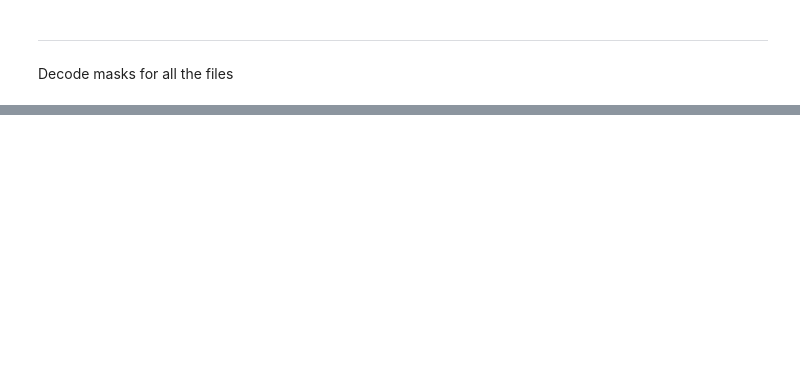
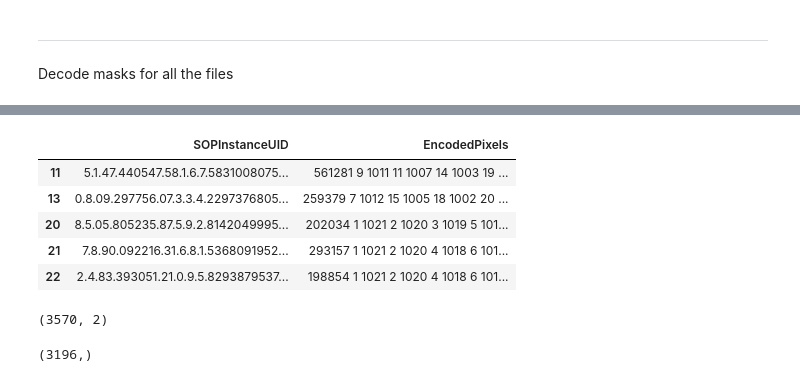
Before and after one commit to Angela-Wang111/DSC-180B-Project, a Jupyter notebook: wk3 decode mask-Copy1.ipynb, the cells around one changed output, grey strips where cells are left out. Cells and saved outputs as stored; diff of their text form; code cells hidden in the pictures; blank space fills up the shorter version.

```diff
--- a/wk3 decode mask-Copy1.ipynb
+++ b/wk3 decode mask-Copy1.ipynb
@@ -73,0 +144,18 @@ Decode masks for all the files
+# %%
+df_pos = df_pneumo[df_pneumo['EncodedPixels'] != "-1"][['SOPInstanceUID', 'EncodedPixels']]
+df_pos.head()
+# %% [output]
+|  | SOPInstanceUID | EncodedPixels |
+| 11 | 5.1.47.440547.58.1.6.7.5831008075... | 561281 9 1011 11 1007 14 1003 19 ... |
+| 13 | 0.8.09.297756.07.3.3.4.2297376805... | 259379 7 1012 15 1005 18 1002 20 ... |
+| 20 | 8.5.05.805235.87.5.9.2.8142049995... | 202034 1 1021 2 1020 3 1019 5 101... |
+| 21 | 7.8.90.092216.31.6.8.1.5368091952... | 293157 1 1021 2 1020 4 1018 6 101... |
+| 22 | 2.4.83.393051.21.0.9.5.8293879537... | 198854 1 1021 2 1020 4 1018 6 101... |
+# %%
+df_pos.shape[0]
+# %% [output]
+(3570, 2)
+# %%
+df_pos['SOPInstanceUID'].unique().shape
+# %% [output]
+(3196,)
```
Also changed, not shown: parts of 14 cells of this notebook, 2 other files.
